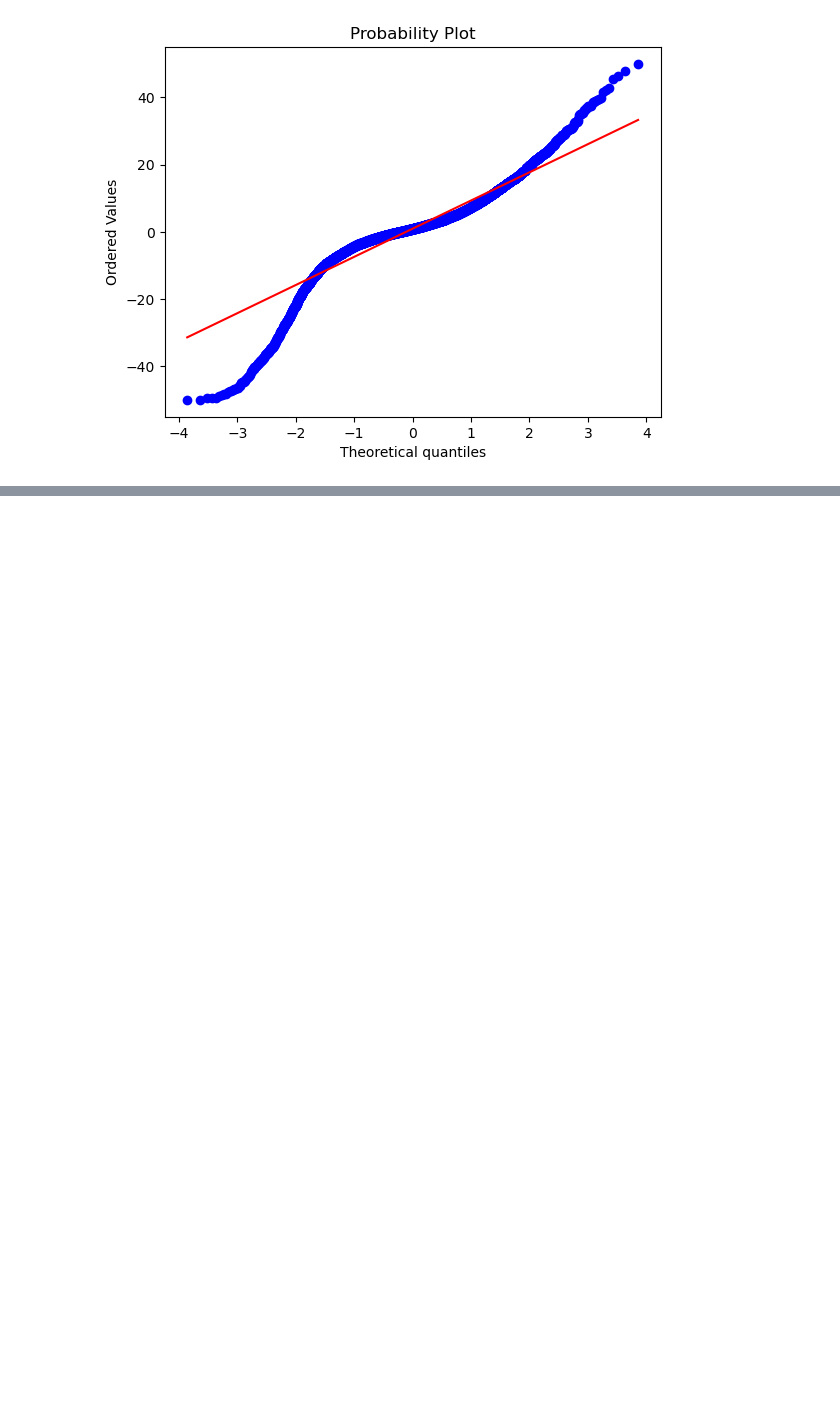
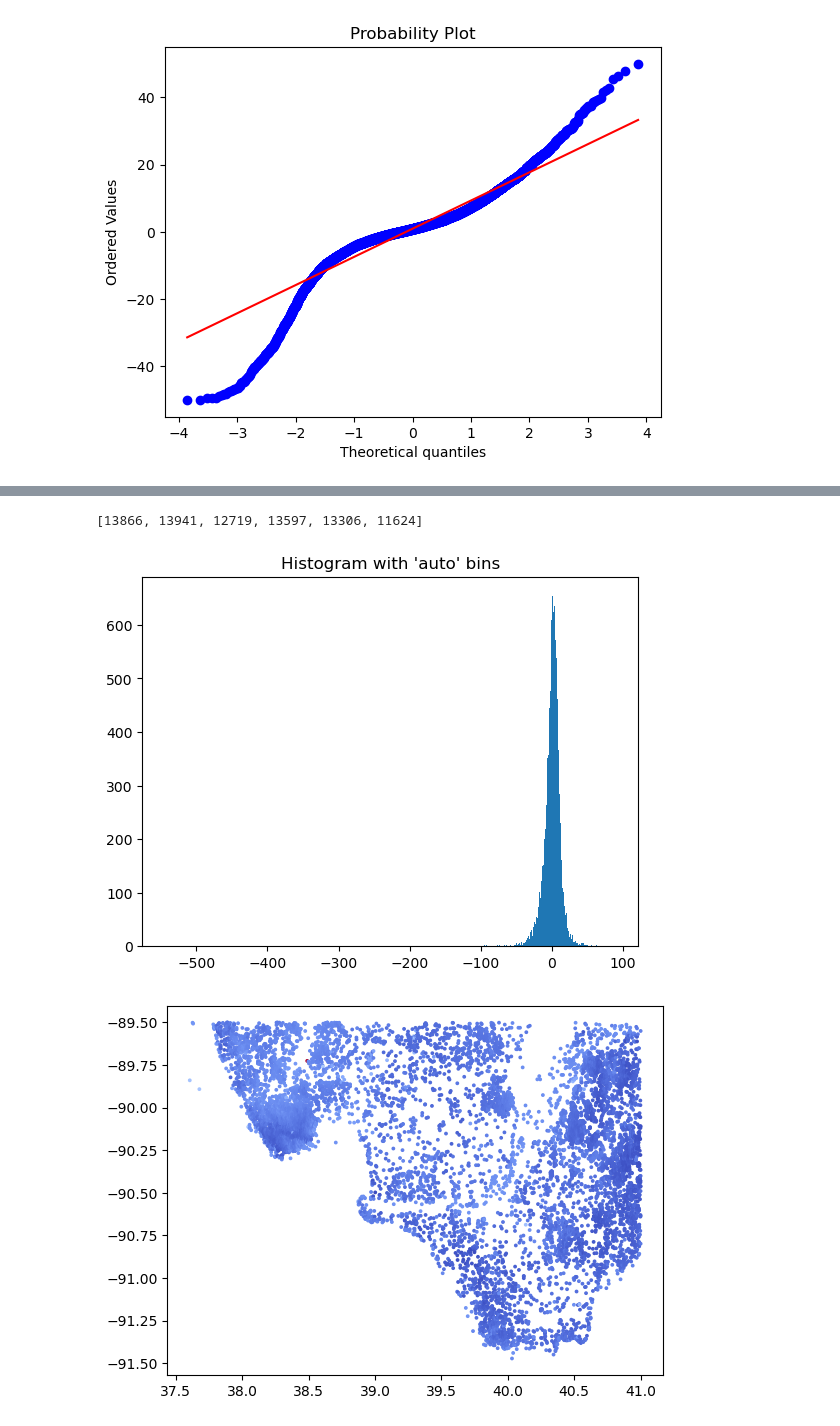
Before and after one commit to LittleFat3Tuan/STAT427_SP23_Proj2, a Jupyter notebook: numpy_interp.ipynb, the cells around one changed output, grey strips where cells are left out. Drawn from its saved outputs; the diff is of its cells as text; code cells hidden in the pictures; blank space fills up the shorter version.

```diff
--- a/numpy_interp.ipynb
+++ b/numpy_interp.ipynb
@@ -162,0 +191,35 @@ pylab.show()
+# %%
+regions = cut_by_latlon(lat, lon, [41.7,41], [-88.7,-88.1,-89.5])
+# %%
+[len(lst) for v in regions.values() for lst in v.values()]
+# %% [output]
+[13866, 13941, 12719, 13597, 13306, 11624]
+# %%
+def OutlierDetector(lat, lon, elev, data_index):
+    lat_region = np.array([lat[i] for i in data_index])
+    lon_region = np.array([lon[i] for i in data_index])
+    elev_region = np.array([elev[i] for i in data_index])
+    # Default parameters: functions=thin_plate, smooth=3, epsilon=5
+    spline_region = sp.interpolate.Rbf(lat_region, lon_region, elev_region,
+                                    function='multiquadric',smooth=4, episilon=5)
+    residual_region = np.subtract(elev_region, spline_region(lat_region, lon_region))
+
+    _ = plt.hist(residual_region, bins='auto')  # arguments are passed to np.histogram
+    plt.title("Histogram with 'auto' bins")
+    plt.show()
+
+    std_residual = np.std(residual_region)
+
+    outliers_region = [i for i in range(len(residual_region)) if abs(residual_region[i]) >= 3*std_residual]
+
+    plt.scatter(lat_region, lon_region, c=elev_region, cmap='coolwarm_r',s=3)
+    plt.show()
+    plt.scatter(list(lat_region)+[lat_region[i] for i in outliers_region],
+                list(lon_region)+[lon_region[i] for i in outliers_region],
+                c = ['gray']*len(lon_region)+['red']*len(outliers_region), s=3)
+    plt.show()
+# %%
+OutlierDetector(lat, lon, elev, regions['[, 41)']['west'])
+# %% [output]
+[figure, added]
+[figure, added]
```
Also changed, not shown: parts of 7 cells of this notebook.
